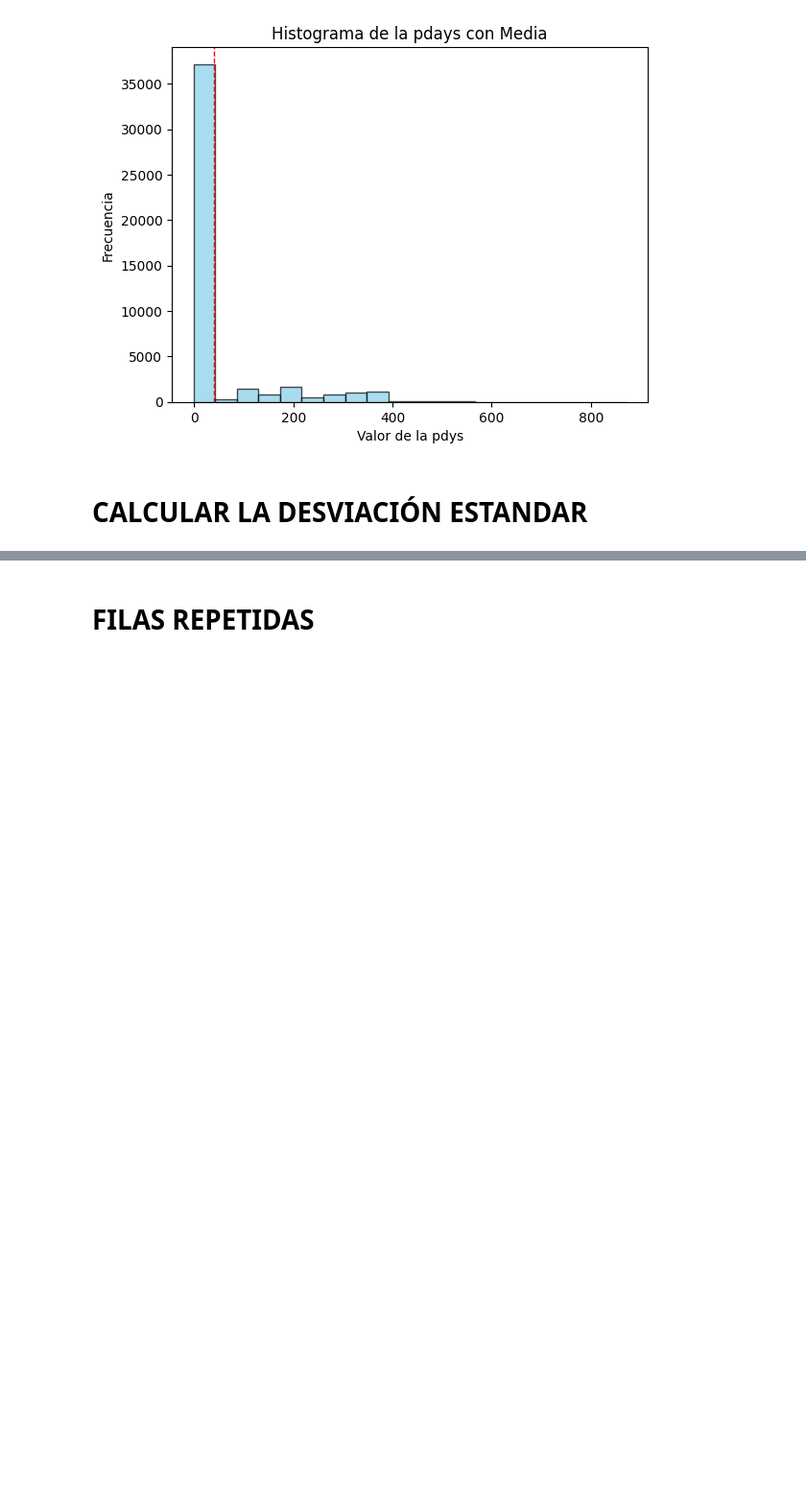
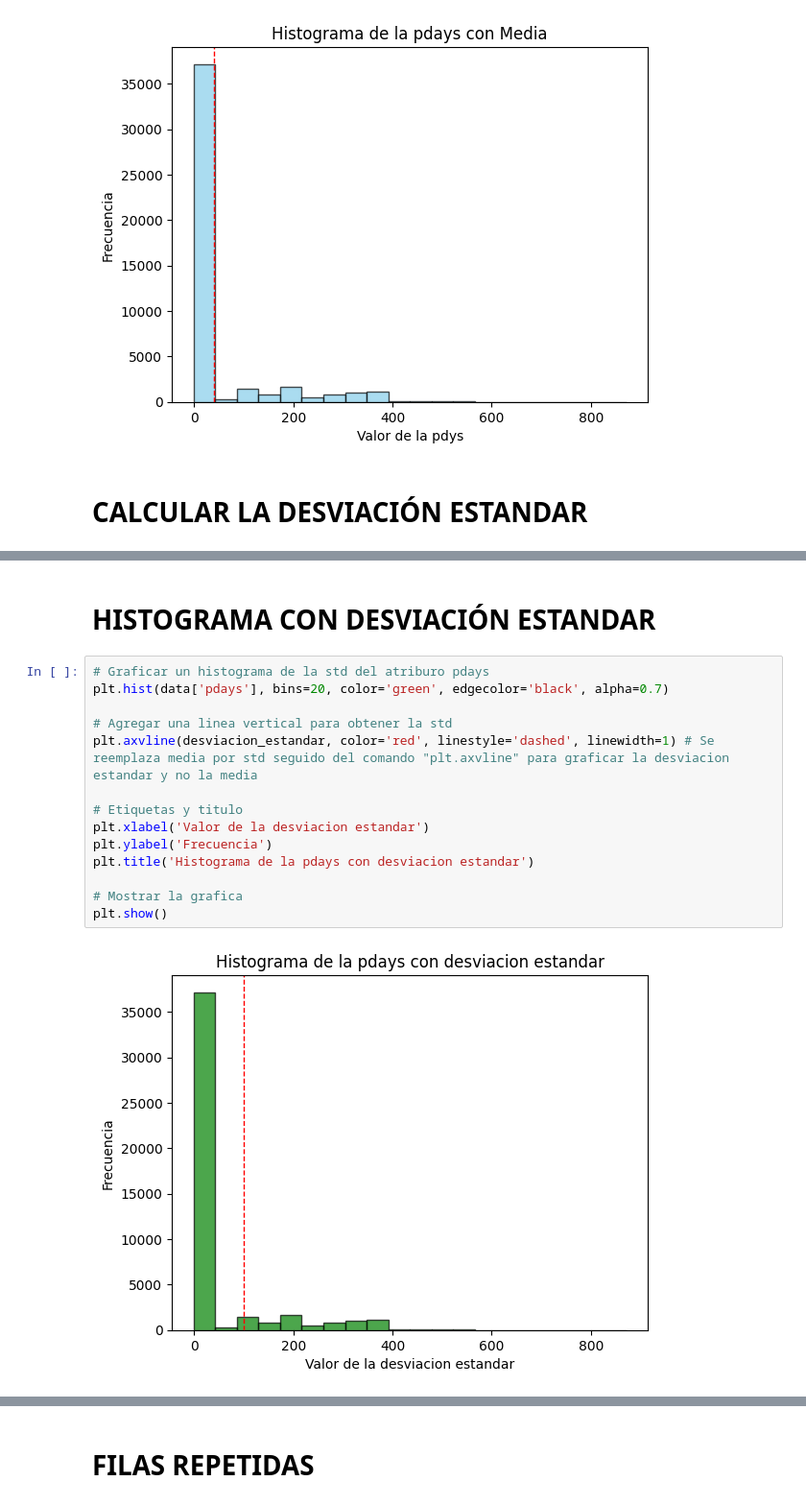
Before and after one commit to JuliethAE/TalentoTech, a Jupyter notebook: LIMPIEZA_DE_DATOS.ipynb, the cells around one changed output, grey strips where cells are left out. Shown at 96% size. Cells and saved outputs as stored; diff of their text form; blank space fills up the shorter version.

```diff
--- a/LIMPIEZA_DE_DATOS.ipynb
+++ b/LIMPIEZA_DE_DATOS.ipynb
@@ -153,3 +166,21 @@ Desviación estandár de la pdays: 100.10476807520486
+# %% [markdown]
+# **HISTOGRAMA CON DESVIACIÓN ESTANDAR**
+# %%
+# Graficar un histograma de la std del atriburo pdays
+plt.hist(data['pdays'], bins=20, color='green', edgecolor='black', alpha=0.7)
+
+# Agregar una linea vertical para obtener la std
+plt.axvline(desviacion_estandar, color='red', linestyle='dashed', linewidth=1) # Se reemplaza media por std seguido del comando "plt.axvline" para graficar la desviacion estandar y no la media
+
+# Etiquetas y titulo
+plt.xlabel('Valor de la desviacion estandar')
+plt.ylabel('Frecuencia')
+plt.title('Histograma de la pdays con desviacion estandar')
+
+# Mostrar la grafica
+plt.show()
+# %% [output]
+[figure, added]
 # %%
 data.dropna(inplace=True)
 data.info()
```
Also changed, not shown: parts of 21 cells of this notebook.
